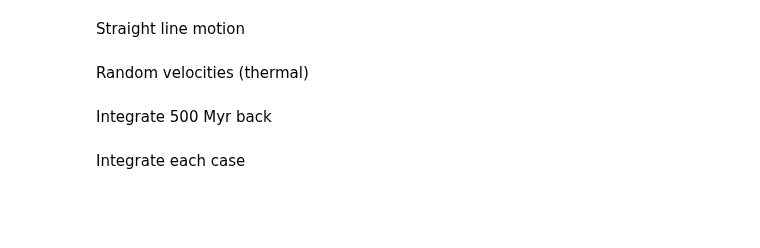
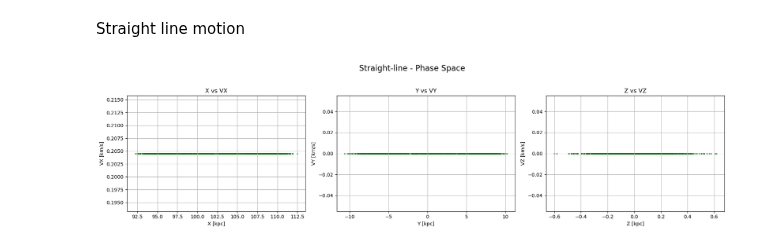
Before and after one commit to HaydenTedrake/HPV_project, a Jupyter notebook: Other/phasespace.ipynb, the cells around one changed output. Cells and saved outputs as stored; diff of their text form; code cells hidden in the pictures; blank space fills up the shorter version.

```diff
--- a/Other/phasespace.ipynb
+++ b/Other/phasespace.ipynb
@@ -32,6 +94,14 @@ Straight line motion
 # %%
 vx2 = np.full(N, 200) * u.km/u.s
 vy2 = np.zeros(N) * u.km/u.s
 vz2 = np.zeros(N) * u.km/u.s
+
+dt = 0.1 * u.Myr
+n_steps = int(500 * u.Myr / abs(dt))
+
+pot = gp.NullPotential(units=galactic)
+pos2, vel2 = integrate_and_get_phase(pos, [vx2.value, vy2.value, vz2.value] * u.km/u.s)
+# 500 Myr ago
+plot_phase(pos2, vel2, 'Straight-line', 'green')
+# %% [output]
+[figure, added]
-# %% [markdown]
-Random velocities (thermal)
@@ -42,2 +107,0 @@ vz3 = np.random.normal(0, 100, N) * u.km/u.s
-# %% [markdown]
-Integrate 500 Myr back
@@ -53,2 +107,0 @@ def integrate_and_get_phase(pos, vel):
-# %% [markdown]
-Integrate each case
```
Also changed, not shown: parts of 13 cells of this notebook.
